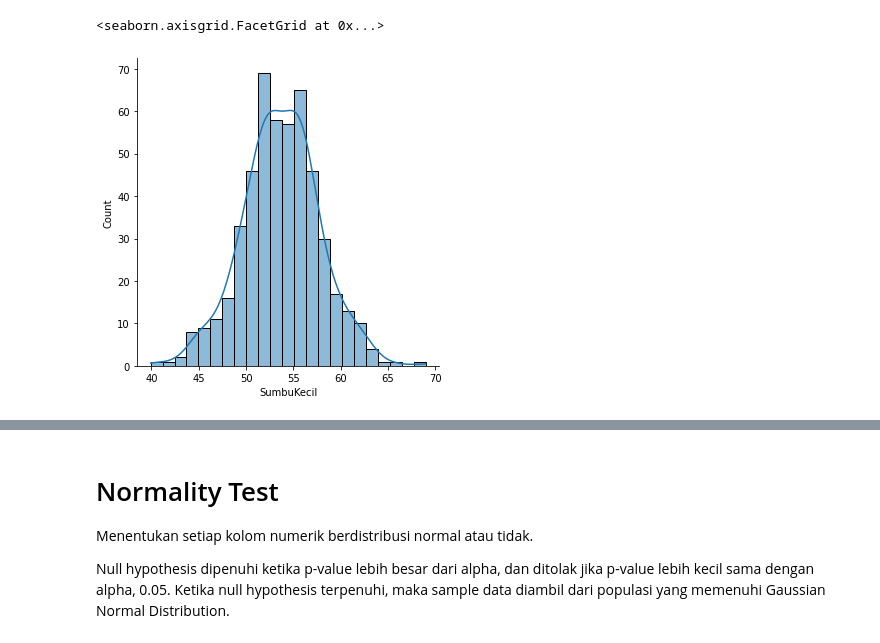
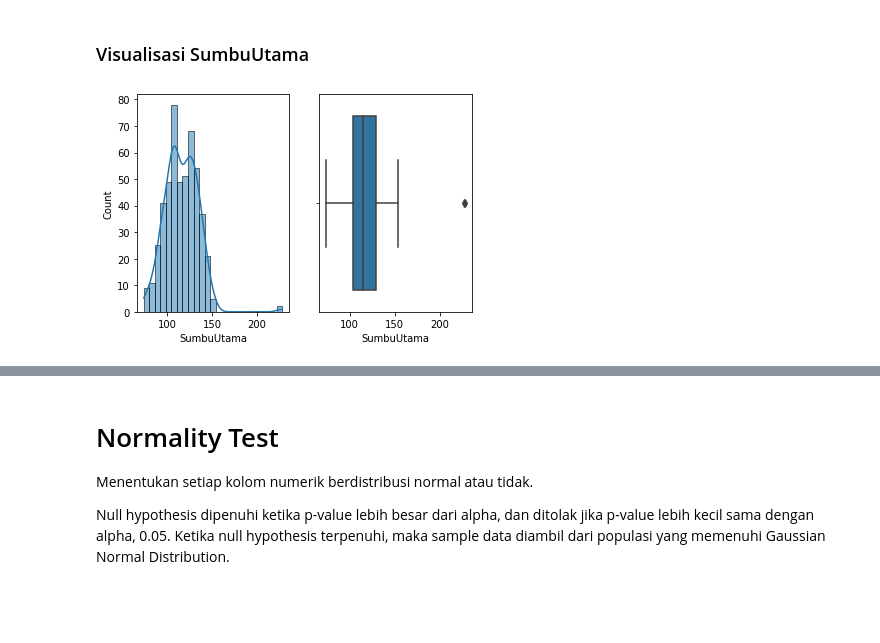
Before and after one commit to alifbhadrika/data-statistical-analysis, a Jupyter notebook: statistic.ipynb, the cells around one changed output, grey strips where cells are left out. Saved outputs shown, nothing was run; the diff lists cells and outputs as text; code cells hidden in the pictures; blank space fills up the shorter version.

Commit message:
add visualization

```diff
--- a/statistic.ipynb
+++ b/statistic.ipynb
@@ -72,5 +67,11 @@ sns.displot(data['SumbuUtama'], kde=True)
-# %%
-sns.displot(data['SumbuKecil'], kde=True)
-# %% [output]
-<seaborn.axisgrid.FacetGrid at 0x...>
-[figure, removed]
+# %%
+def makeplot(name):
+    fig, ax = plt.subplots(1,2)
+    sns.histplot(data[name], kde=True, ax=ax[0])
+    sns.boxplot(x=data[name], ax=ax[1])
+# %% [markdown]
+### Visualisasi SumbuUtama
+# %%
+makeplot("SumbuUtama")
+# %% [output]
+[figure, added]
```
Also changed, not shown: parts of 22 cells of this notebook.
